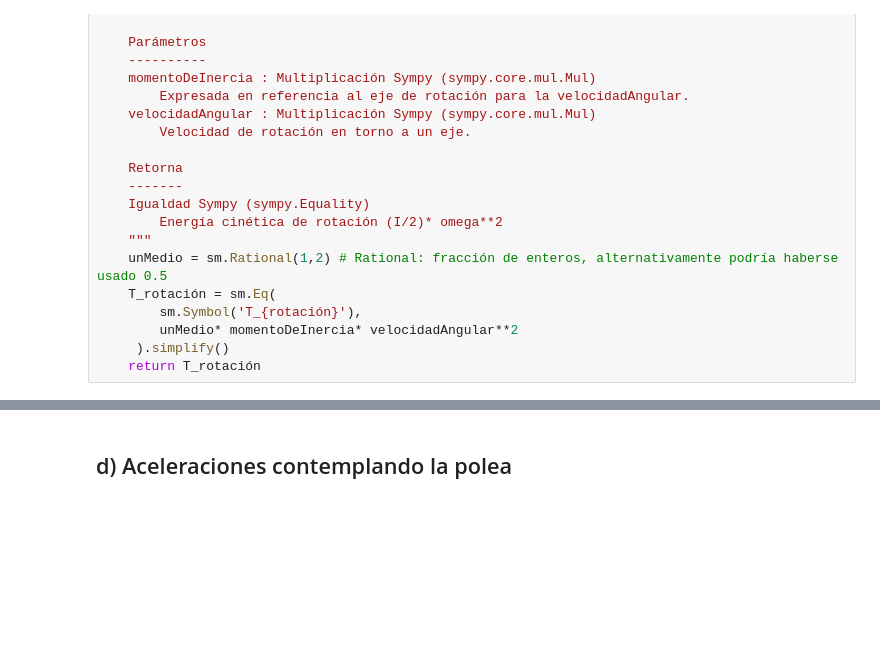
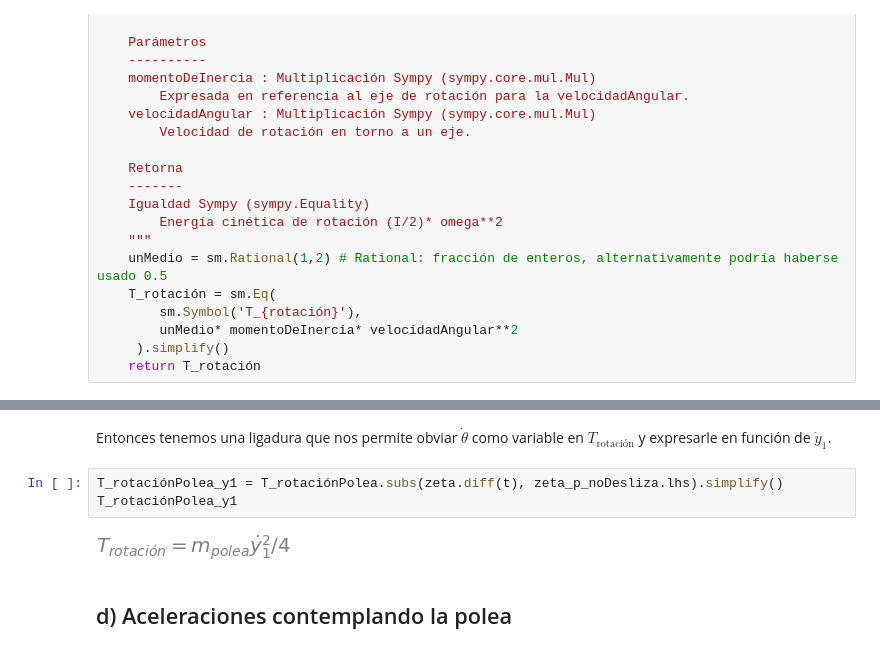
Before and after one commit to unlam/MecanicaAnaliticaComputacional, a Jupyter notebook: 04Ligaduras/atwood_Ligaduras.ipynb, the cells around one changed output, grey strips where cells are left out. Saved outputs shown, nothing was run; the diff lists cells and outputs as text; blank space fills up the shorter version.

```diff
--- a/04Ligaduras/atwood_Ligaduras.ipynb
+++ b/04Ligaduras/atwood_Ligaduras.ipynb
@@ -346,3 +345,10 @@ T_rotaciónPolea
+# %% [markdown]
+Entonces tenemos una ligadura que nos permite obviar $\dot{\theta}$ como variable en $T_\text{rotación}$ y expresarle en función de $\dot{y}_1$.
+# %%
+T_rotaciónPolea_y1 = T_rotaciónPolea.subs(zeta.diff(t), zeta_p_noDesliza.lhs).simplify()
+T_rotaciónPolea_y1
+# %% [output]
+[figure, added]
 # %% [markdown]
 ## d) Aceleraciones contemplando la polea
 # %% [markdown]
```
Also changed, not shown: parts of 18 cells of this notebook.
